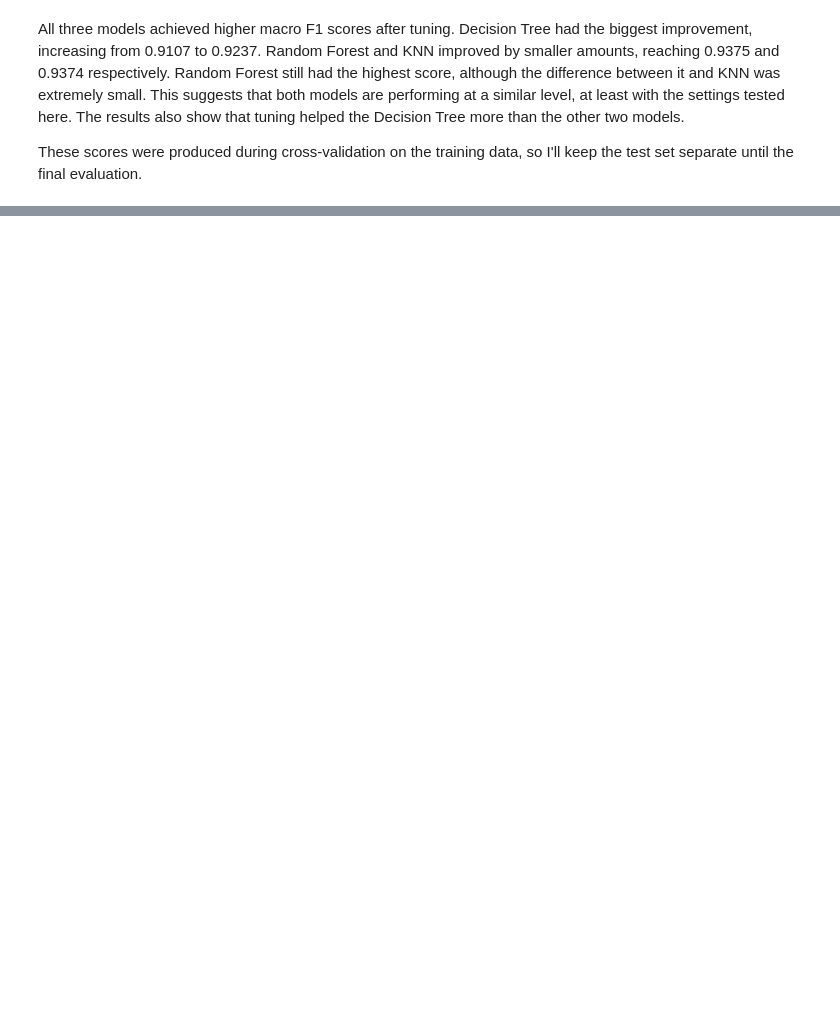
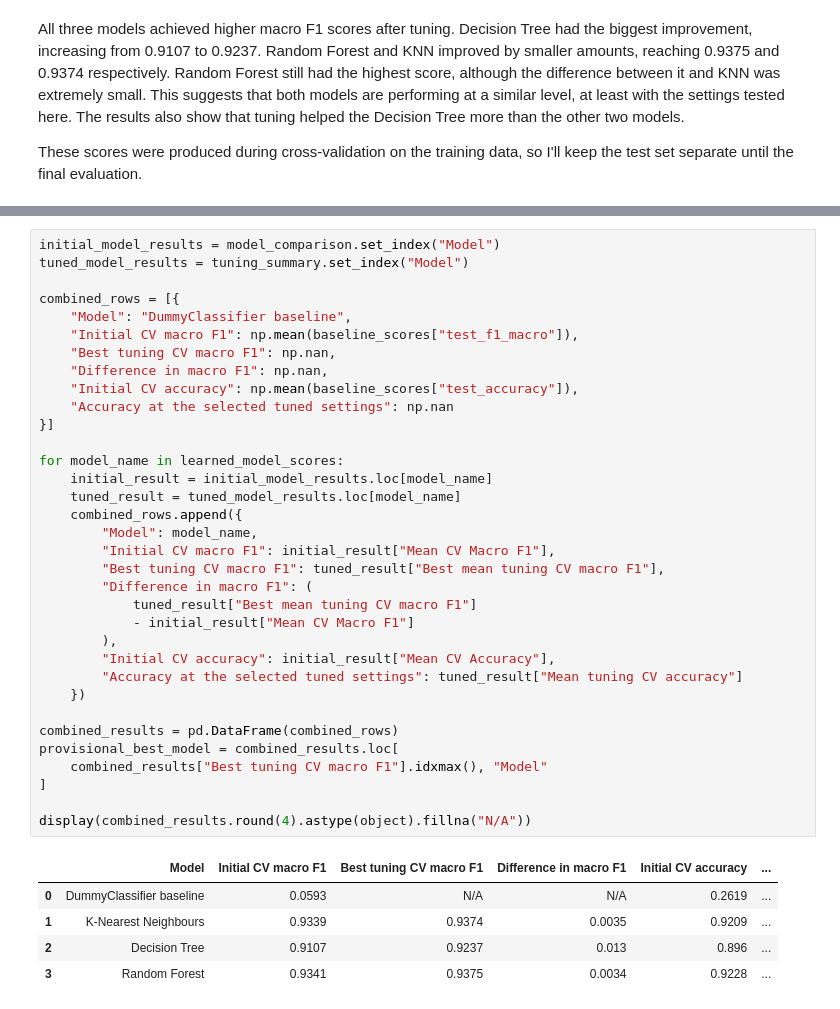
Before and after one commit to cliodhnarv/dry-bean-ml-classification, a Jupyter notebook: notebooks/01_data_audit_and_baseline.ipynb, the cells around one changed output, grey strips where cells are left out. Drawn from its saved outputs; the diff is of its cells as text; blank space fills up the shorter version.

```diff
--- a/notebooks/01_data_audit_and_baseline.ipynb
+++ b/notebooks/01_data_audit_and_baseline.ipynb
@@ -627,0 +634,40 @@ These scores were produced during cross-validation on the training data, so I'll
+# %%
+initial_model_results = model_comparison.set_index("Model")
+tuned_model_results = tuning_summary.set_index("Model")
+
+combined_rows = [{
+    "Model": "DummyClassifier baseline",
+    "Initial CV macro F1": np.mean(baseline_scores["test_f1_macro"]),
+    "Best tuning CV macro F1": np.nan,
+    "Difference in macro F1": np.nan,
+    "Initial CV accuracy": np.mean(baseline_scores["test_accuracy"]),
+    "Accuracy at the selected tuned settings": np.nan
+}]
+
+for model_name in learned_model_scores:
+    initial_result = initial_model_results.loc[model_name]
+    tuned_result = tuned_model_results.loc[model_name]
+    combined_rows.append({
+        "Model": model_name,
+        "Initial CV macro F1": initial_result["Mean CV Macro F1"],
+        "Best tuning CV macro F1": tuned_result["Best mean tuning CV macro F1"],
+        "Difference in macro F1": (
+            tuned_result["Best mean tuning CV macro F1"]
+            - initial_result["Mean CV Macro F1"]
+        ),
+        "Initial CV accuracy": initial_result["Mean CV Accuracy"],
+        "Accuracy at the selected tuned settings": tuned_result["Mean tuning CV accuracy"]
+    })
+
+combined_results = pd.DataFrame(combined_rows)
+provisional_best_model = combined_results.loc[
+    combined_results["Best tuning CV macro F1"].idxmax(), "Model"
+]
+
+display(combined_results.round(4).astype(object).fillna("N/A"))
+# %% [output]
+|  | Model | Initial CV macro F1 | Best tuning CV macro F1 | Difference in macro F1 | Initial CV accuracy | ... |
+| 0 | DummyClassifier baseline | 0.0593 | N/A | N/A | 0.2619 | ... |
+| 1 | K-Nearest Neighbours | 0.9339 | 0.9374 | 0.0035 | 0.9209 | ... |
+| 2 | Decision Tree | 0.9107 | 0.9237 | 0.013 | 0.896 | ... |
+| 3 | Random Forest | 0.9341 | 0.9375 | 0.0034 | 0.9228 | ... |
```
Also changed, not shown: parts of 3 cells of this notebook.
